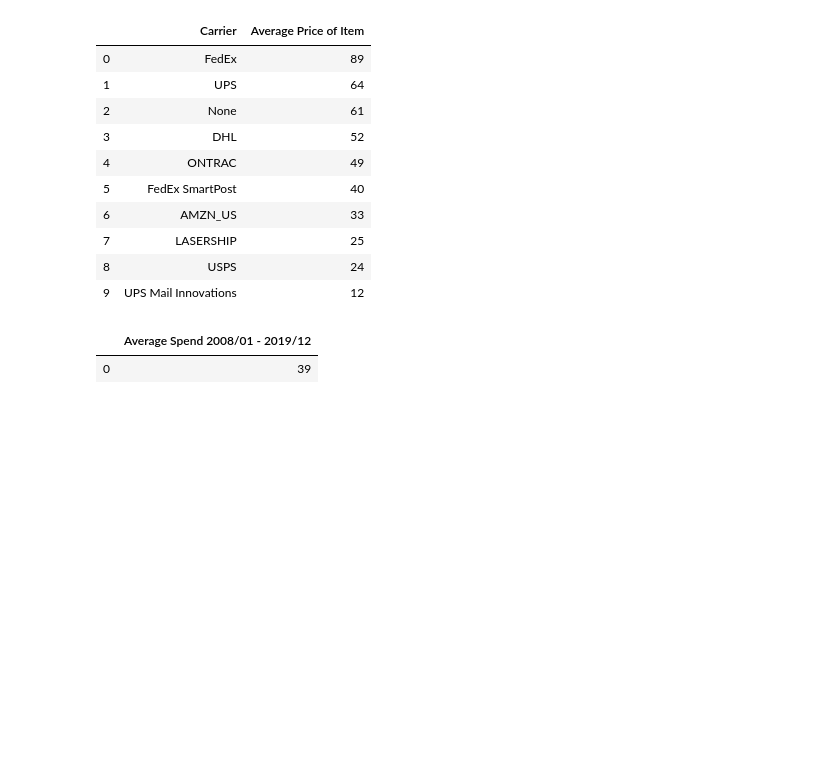
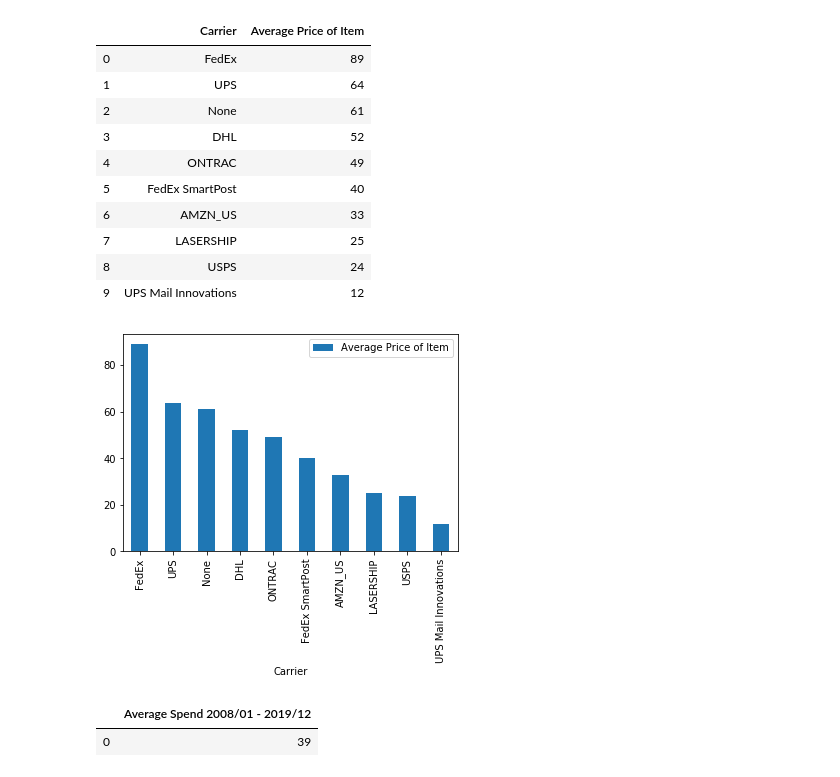
Before and after one commit to AmitSamra/DataEngineering.Labs.AirflowProject, a Jupyter notebook: data/amazon_visualization.ipynb, the cells around one changed output. Cells and saved outputs as stored; diff of their text form; code cells hidden in the pictures; blank space fills up the shorter version.

```diff
--- a/data/amazon_visualization.ipynb
+++ b/data/amazon_visualization.ipynb
@@ -172,6 +221,7 @@ LIMIT 10
 data_con_car_avg = [row for row in con_car_avg]
 df_con_car_avg = pd.DataFrame.from_records(data_con_car_avg)
 df_con_car_avg.columns = ['Carrier','Average Price of Item']
+df_con_car_avg['Average Price of Item'] = df_con_car_avg['Average Price of Item'].astype(int)
 df_con_car_avg
 # %% [output]
 |  | Carrier | Average Price of Item |
@@ -185,6 +235,10 @@ df_con_car_avg
 | 7 | LASERSHIP | 25 |
 | 8 | USPS | 24 |
 | 9 | UPS Mail Innovations | 12 |
+# %%
+plot_df_con_car_avg = df_con_car_avg.plot.bar(x=0, y=1, rot = 90)
+# %% [output]
+[figure, added]
 # %%
 # Recall my average spend
 df_con_avg_spend
```
Also changed, not shown: parts of 11 cells of this notebook, 1 other file.
